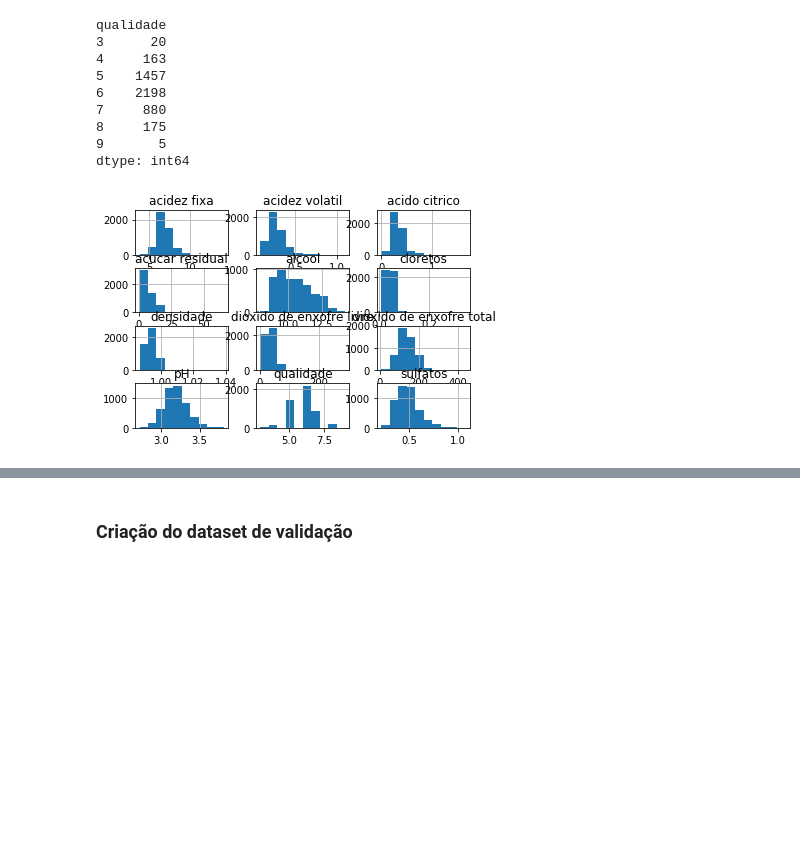
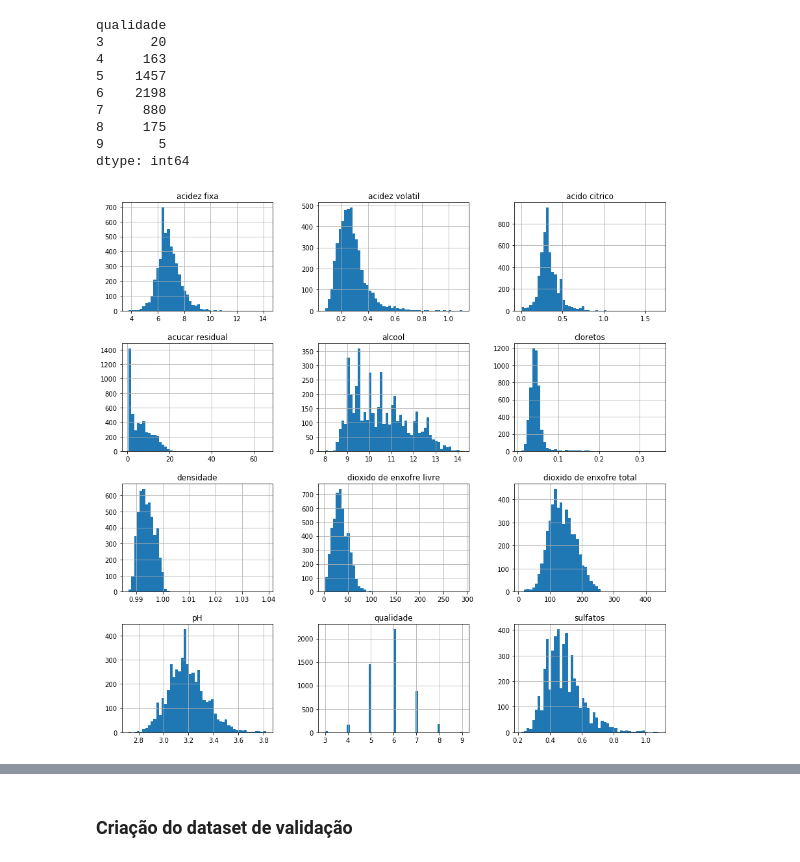
Before and after one commit to ciencia-de-dados-pratica/GEAM, a Jupyter notebook: 002/wine_quality.ipynb, the cells around one changed output, grey strips where cells are left out. Drawn from its saved outputs; the diff is of its cells as text; code cells hidden in the pictures; blank space fills up the shorter version.

```diff
--- a/002/wine_quality.ipynb
+++ b/002/wine_quality.ipynb
@@ -88,10 +88,10 @@ qualidade
 8     175
 9       5
 dtype: int64
-# %%
-data.hist();
-# %% [output]
-[figure, removed]
+# %%
+data.hist(figsize=(15,15), bins=50);
+# %% [output]
+[figure, added]
 # %%
 data.corr()
 # %% [output]
```
Also changed, not shown: parts of 36 cells of this notebook.
